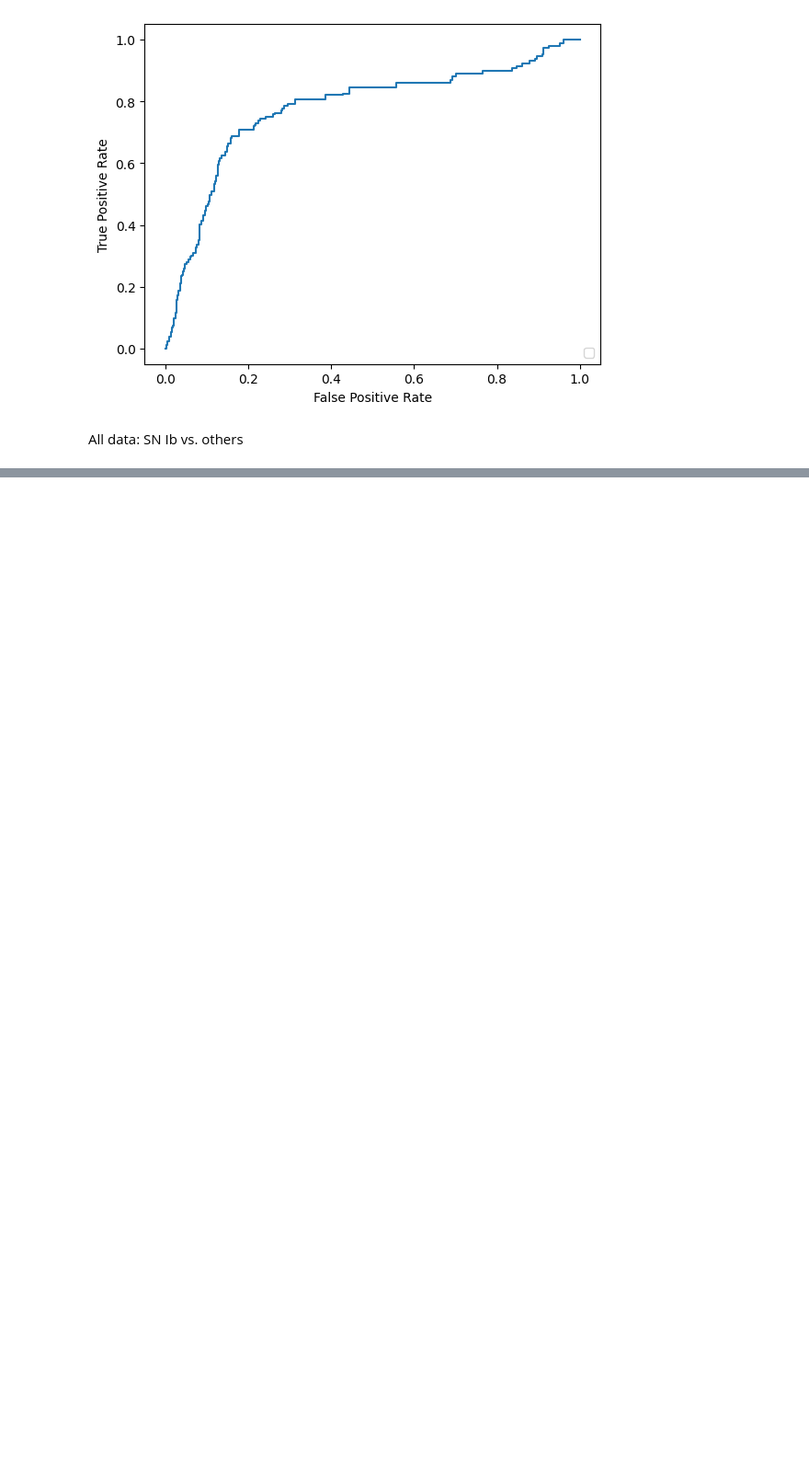
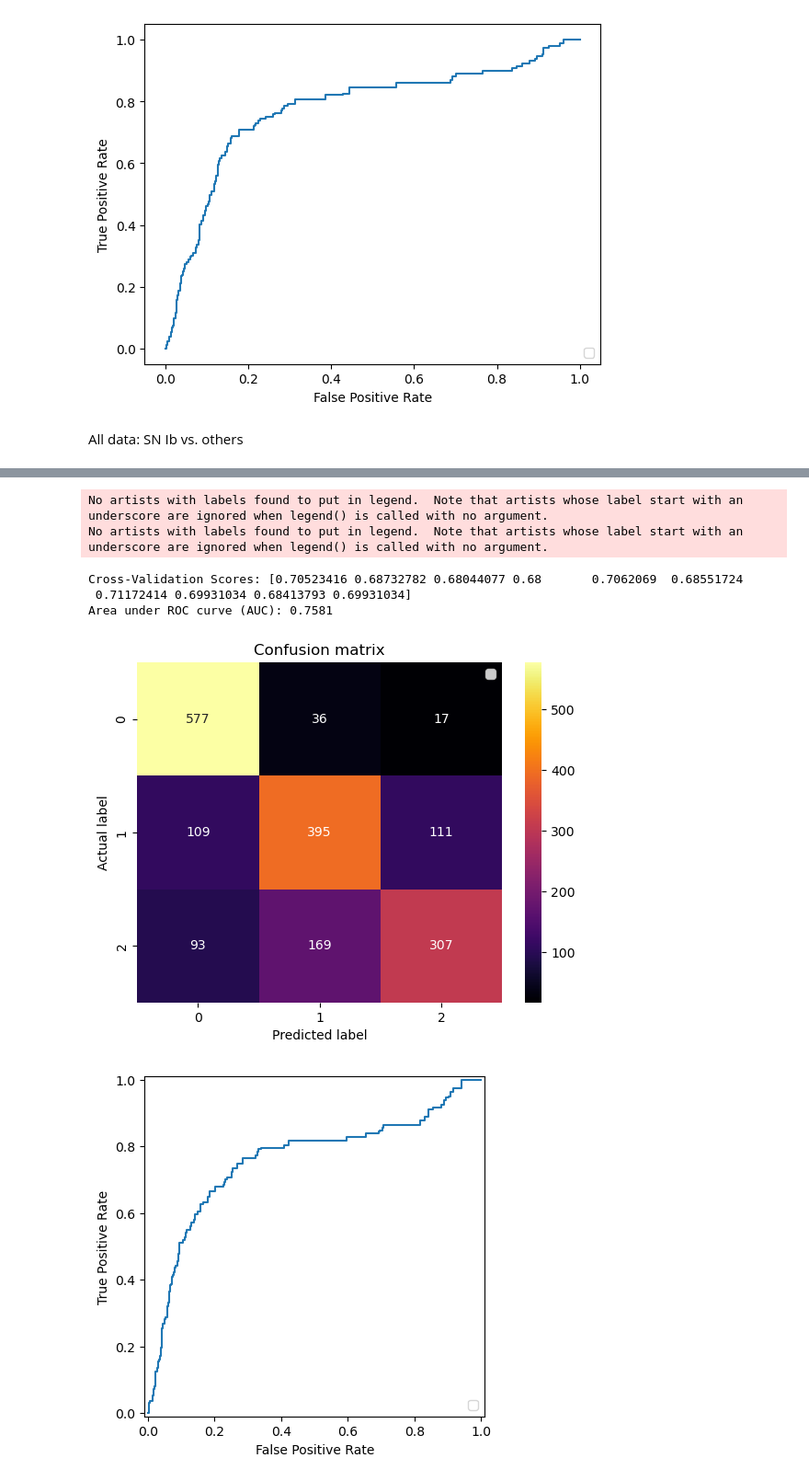
Before and after one commit to abbystokes/AST8581_FinalProject, a Jupyter notebook: Final_Project.ipynb, the cells around one changed output, grey strips where cells are left out. Shown at 92% size. Cells and saved outputs as stored; diff of their text form; code cells hidden in the pictures; blank space fills up the shorter version.

```diff
--- a/Final_Project.ipynb
+++ b/Final_Project.ipynb
@@ -769,0 +878,42 @@ All data: SN Ib vs. others
+# %%
+from sklearn.model_selection import cross_val_score
+
+# Step 1: Split data into training and testing sets
+X2_train, X2_test, y_train, y_test = train_test_split(X2_over, y_over, test_size=0.2, random_state=42)
+
+model = LogisticRegression(multi_class='multinomial', solver = 'lbfgs', max_iter=10000)
+
+model.fit(X2_train, y_train)
+
+y_pred = model.predict(X2_test)
+y_prob = model.predict_proba(X2_test)
+y_prob = y_prob[:, 1]
+
+cv_scores = cross_val_score(model, X2_train, y_train, cv=10, scoring='accuracy')
+
+print("Cross-Validation Scores:", cv_scores)
+
+cf_matrix = confusion_matrix(y_test, y_pred)
+
+sns.heatmap(pd.DataFrame(cf_matrix), annot=True, cmap="inferno" ,fmt='g')
+plt.title('Confusion matrix')
+plt.ylabel('Actual label')
+plt.xlabel('Predicted label')
+plt.legend()
+
+# not recognizing my pos_label argument idk why
+fpr, tpr, _ = roc_curve(y_test, y_prob, pos_label = 'SN Ib')
+
+roc_display = RocCurveDisplay(fpr=fpr, tpr=tpr)
+roc_display.plot()
+
+roc_auc = auc(fpr, tpr)
+print("Area under ROC curve (AUC): {:.4f}".format(roc_auc))
+# %% [output]
+No artists with labels found to put in legend.  Note that artists whose label start with an underscore are ignored when legend() is called with no argument.
+No artists with labels found to put in legend.  Note that artists whose label start with an underscore are ignored when legend() is called with no argument.
+Cross-Validation Scores: [0.70523416 0.68732782 0.68044077 0.68       0.7062069  0.68551724
+ 0.71172414 0.69931034 0.68413793 0.69931034]
+Area under ROC curve (AUC): 0.7581
+[figure, added]
+[figure, added]
```
Also changed, not shown: parts of 8 cells of this notebook.
